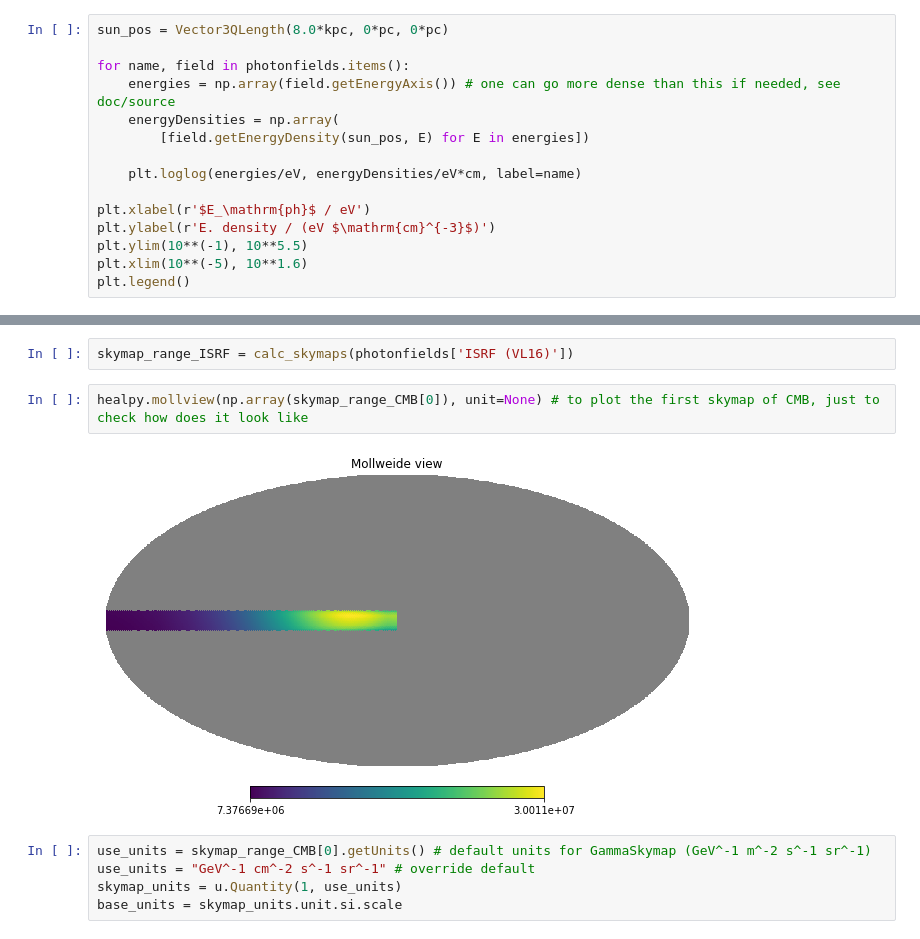
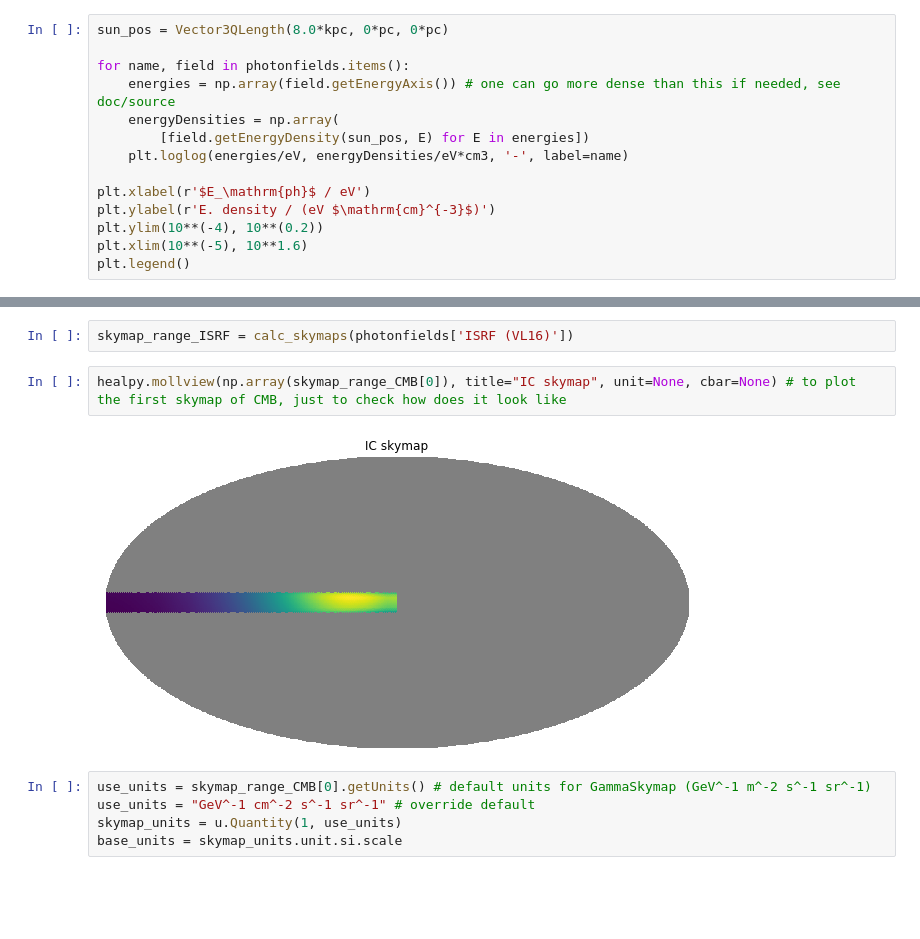
Before and after one commit to cosmicrays/hermes-examples, a Jupyter notebook: jupyter/e3-ic-dragon2d.ipynb, the cells around one changed output, grey strips where cells are left out. Saved outputs shown, nothing was run; the diff lists cells and outputs as text; blank space fills up the shorter version.

```diff
--- a/jupyter/e3-ic-dragon2d.ipynb
+++ b/jupyter/e3-ic-dragon2d.ipynb
@@ -24,12 +24,11 @@ for name, field in photonfields.items():
     energies = np.array(field.getEnergyAxis()) # one can go more dense than this if needed, see doc/source
     energyDensities = np.array(
         [field.getEnergyDensity(sun_pos, E) for E in energies])
-
-    plt.loglog(energies/eV, energyDensities/eV*cm, label=name)
+    plt.loglog(energies/eV, energyDensities/eV*cm3, '-', label=name)
 
 plt.xlabel(r'$E_\mathrm{ph}$ / eV')
 plt.ylabel(r'E. density / (eV $\mathrm{cm}^{-3}$)')
-plt.ylim(10**(-1), 10**5.5)
+plt.ylim(10**(-4), 10**(0.2))
 plt.xlim(10**(-5), 10**1.6)
 plt.legend()
 # %% [output]
@@ -63,9 +62,9 @@ skymap_range_CMB = calc_skymaps(photonfields['CMB'])
 # %%
 skymap_range_ISRF = calc_skymaps(photonfields['ISRF (VL16)'])
 # %%
-healpy.mollview(np.array(skymap_range_CMB[0]), unit=None) # to plot the first skymap of CMB, just to check how does it look like
+healpy.mollview(np.array(skymap_range_CMB[0]), title="IC skymap", unit=None, cbar=None) # to plot the first skymap of CMB, just to check how does it look like
 # %% [output]
-[figure, old version]
+[figure, new version]
 # %%
 use_units = skymap_range_CMB[0].getUnits() # default units for GammaSkymap (GeV^-1 m^-2 s^-1 sr^-1)
 use_units = "GeV^-1 cm^-2 s^-1 sr^-1" # override default
```
Also changed, not shown: parts of 2 cells of this notebook, 1 other file.
